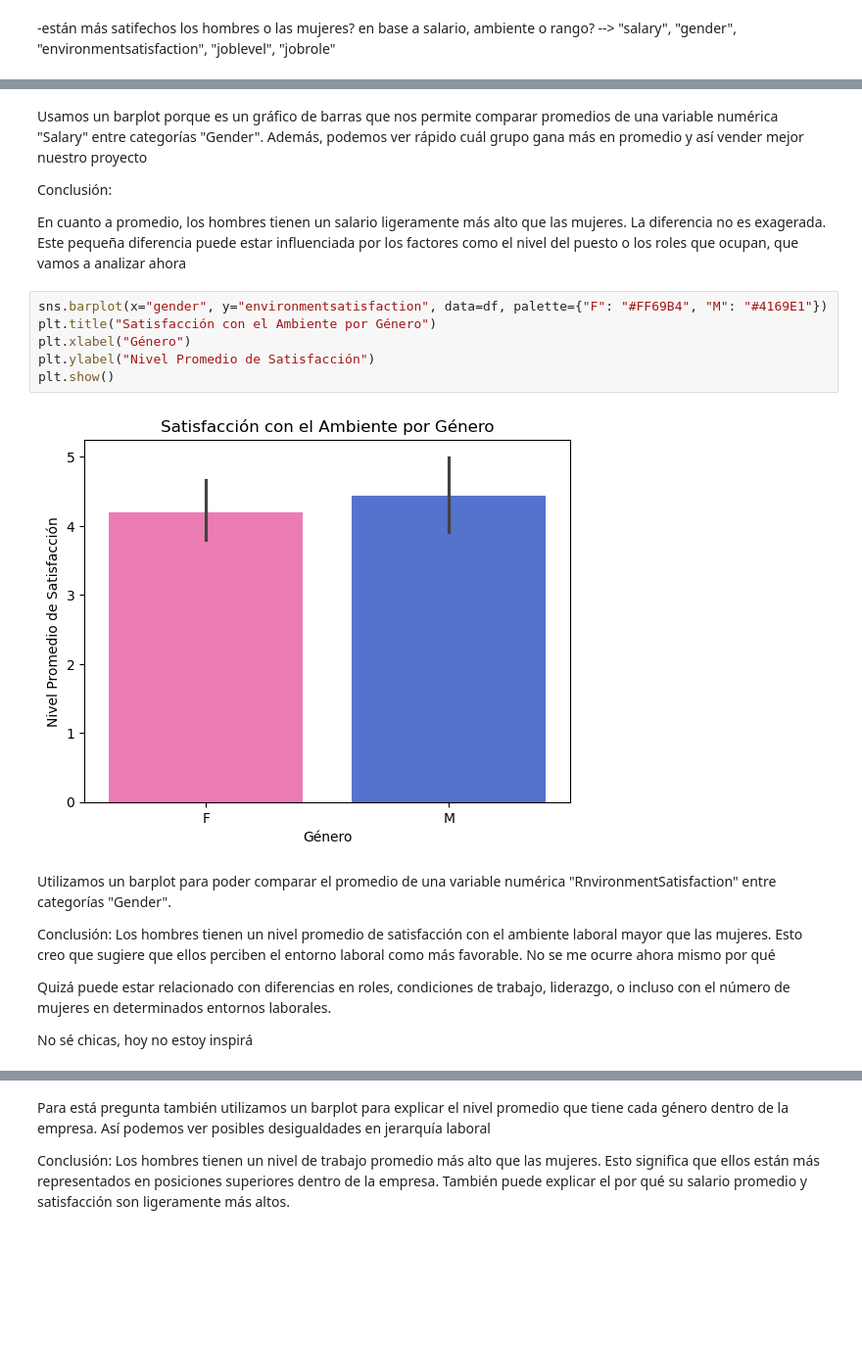
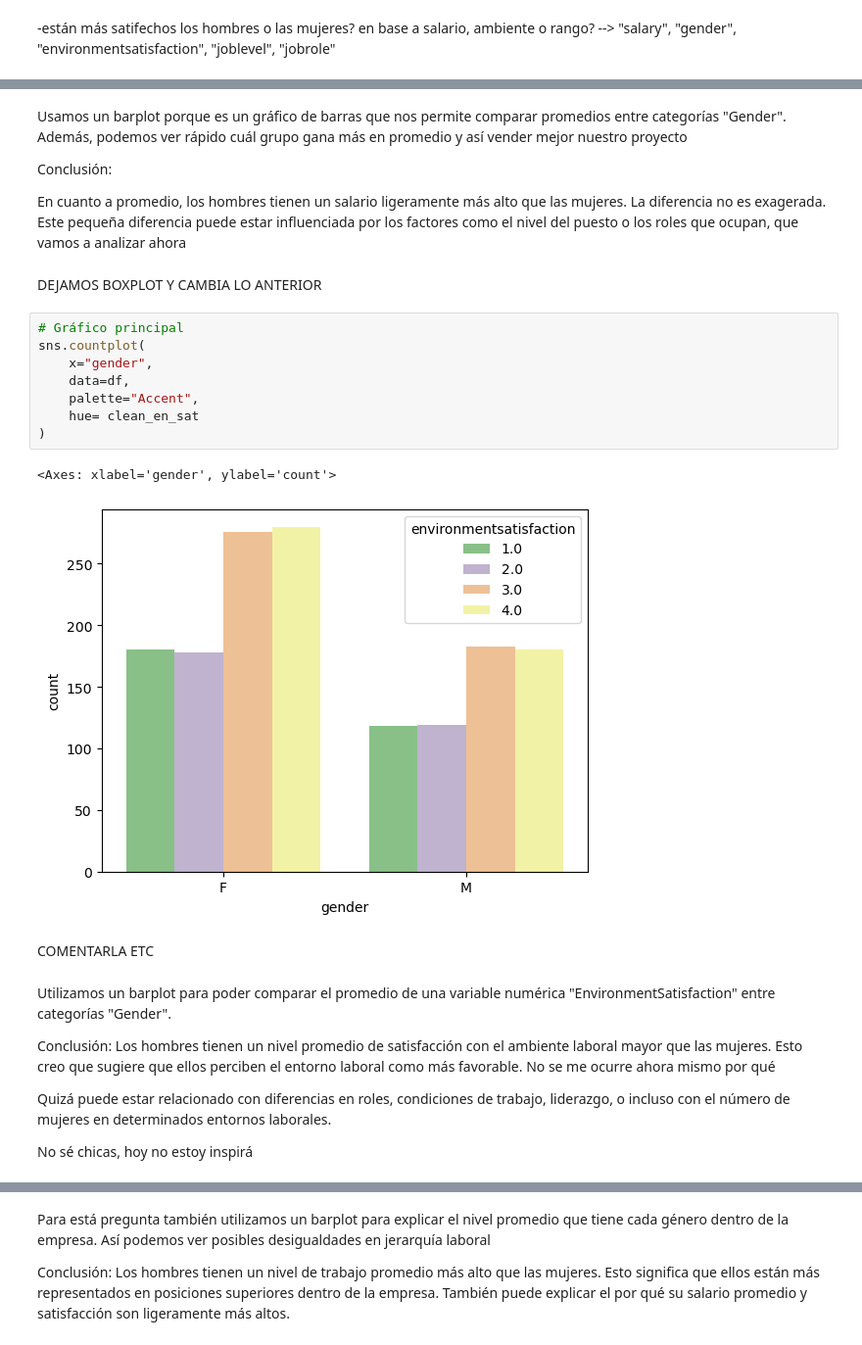
Before and after one commit to NuriaSalasVazquez/project-da-promo-49-modulo-3-team-4, a Jupyter notebook: EDA.ipynb, the cells around one changed output, grey strips where cells are left out. Shown at 98% size. Cells and saved outputs as stored; diff of their text form; blank space fills up the shorter version.

```diff
--- a/EDA.ipynb
+++ b/EDA.ipynb
@@ -876,20 +935,27 @@ plt.show()
 # %% [markdown]
-Usamos un barplot porque es un gráfico de barras que nos permite comparar promedios de una variable numérica "Salary" entre categorías "Gender". Además, podemos ver rápido cuál grupo gana más en promedio y así vender mejor nuestro proyecto
+Usamos un barplot porque es un gráfico de barras que nos permite comparar promedios  entre categorías "Gender". Además, podemos ver rápido cuál grupo gana más en promedio y así vender mejor nuestro proyecto
 
 Conclusión:
 
 En cuanto a promedio, los hombres tienen un salario ligeramente más alto que las mujeres. La diferencia no es exagerada.
 Este pequeña diferencia puede estar influenciada por los factores como el nivel del puesto o los roles que ocupan, que vamos a analizar ahora
-# %%
-sns.barplot(x="gender", y="environmentsatisfaction", data=df, palette={"F": "#FF69B4", "M": "#4169E1"})
-plt.title("Satisfacción con el Ambiente por Género")
-plt.xlabel("Género")
-plt.ylabel("Nivel Promedio de Satisfacción")
-plt.show()
-# %% [output]
-[figure, removed]
+# %% [markdown]
+DEJAMOS BOXPLOT Y CAMBIA LO ANTERIOR
+# %%
+# Gráfico principal
+sns.countplot(
+    x="gender",
+    data=df,
+    palette="Accent",
+    hue= clean_en_sat
+)
+# %% [output]
+<Axes: xlabel='gender', ylabel='count'>
+[figure, added]
+# %% [markdown]
+COMENTARLA ETC
 # %% [markdown]
-Utilizamos un barplot para poder comparar el promedio de una variable numérica "RnvironmentSatisfaction" entre categorías "Gender".
+Utilizamos un barplot para poder comparar el promedio de una variable numérica "EnvironmentSatisfaction" entre categorías "Gender".
 
 Conclusión:
 Los hombres tienen un nivel promedio de satisfacción con el ambiente laboral mayor que las mujeres.
```
Also changed, not shown: parts of 23 cells of this notebook.
